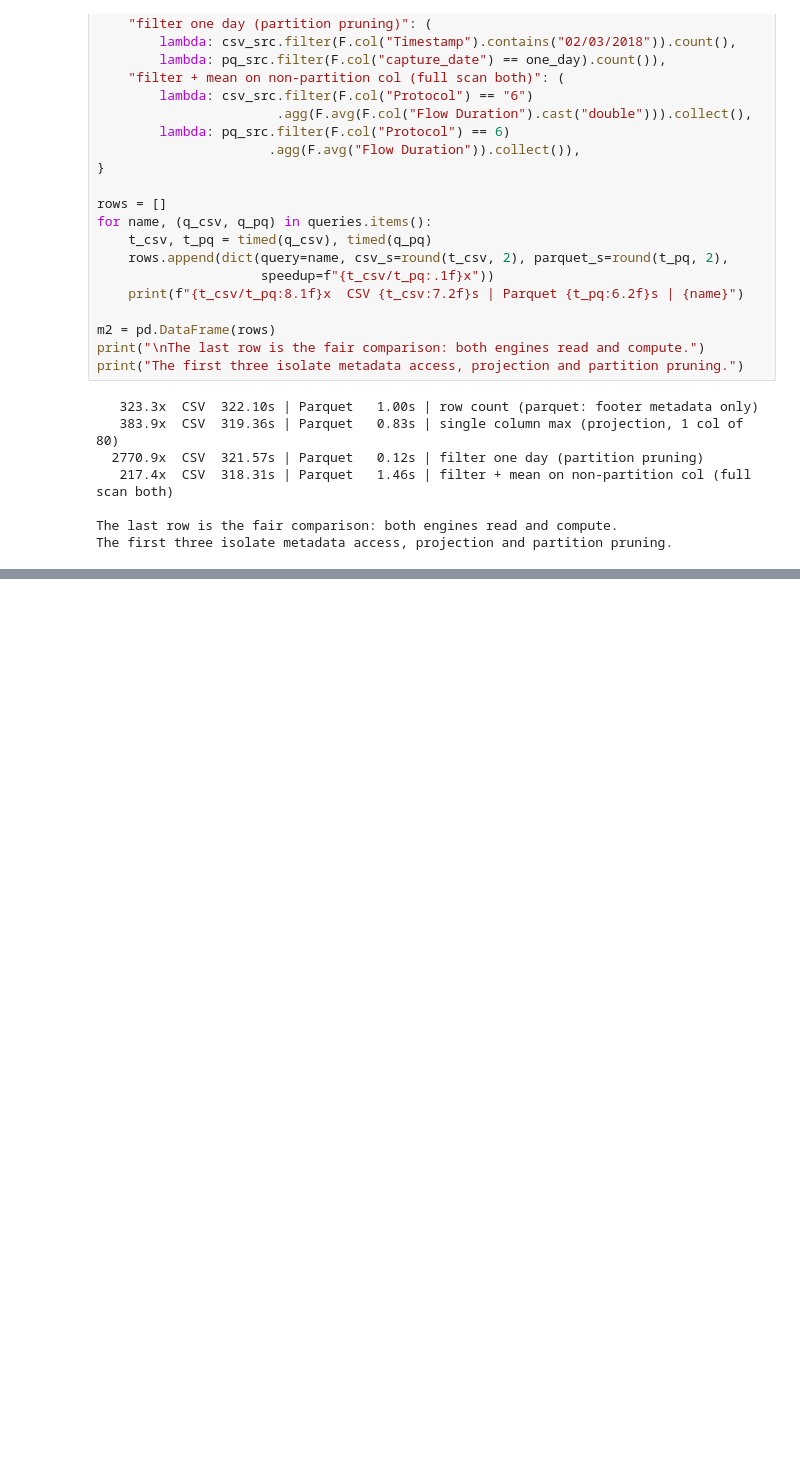
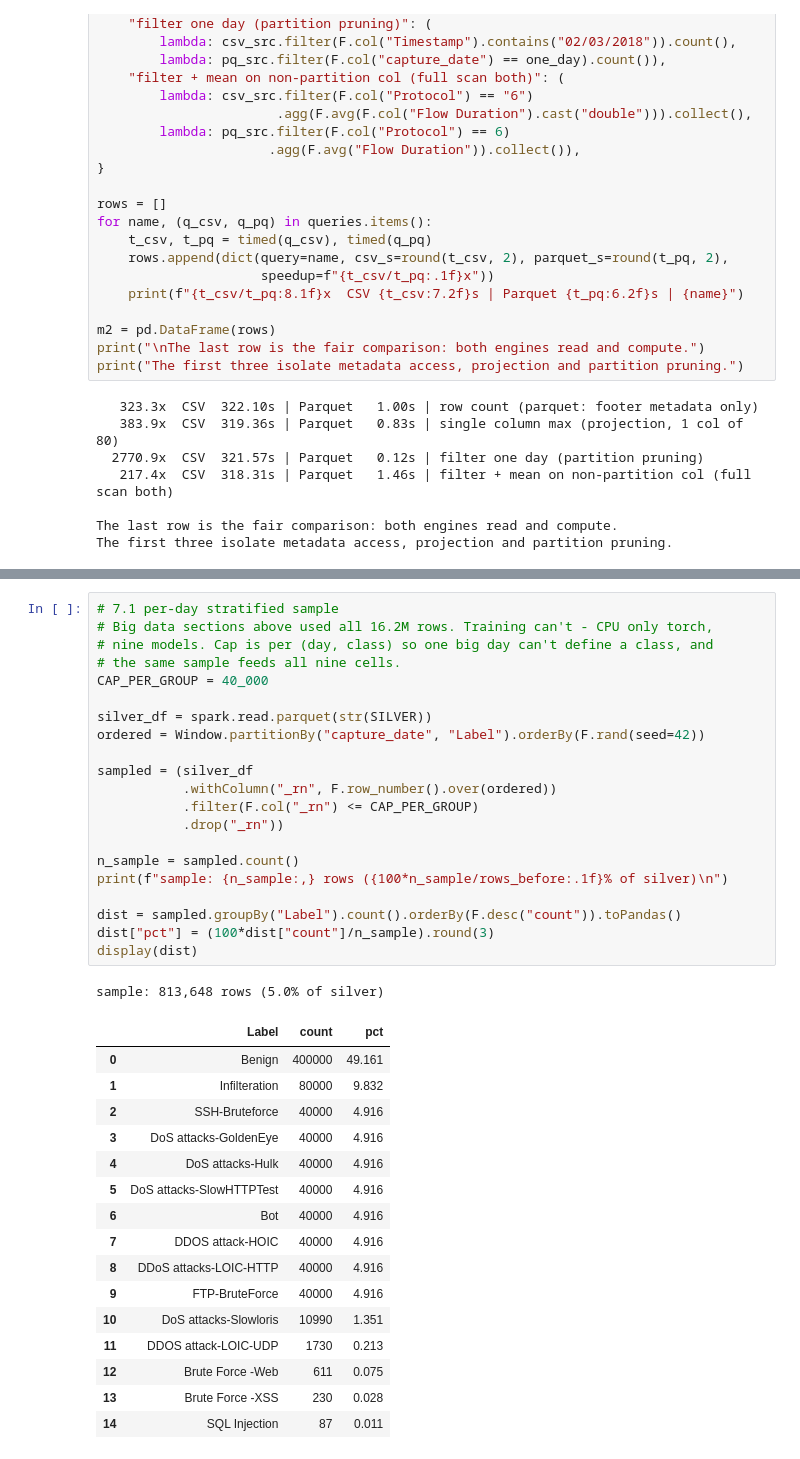
Before and after one commit to 2026255/2026255_integrated_ca_sem2, a Jupyter notebook: 01_BigData.ipynb, the cells around one changed output, grey strips where cells are left out. Cells and saved outputs as stored; diff of their text form; blank space fills up the shorter version.

```diff
--- a/01_BigData.ipynb
+++ b/01_BigData.ipynb
@@ -582,0 +598,39 @@ The first three isolate metadata access, projection and partition pruning.
+# %%
+# 7.1 per-day stratified sample
+# Big data sections above used all 16.2M rows. Training can't - CPU only torch,
+# nine models. Cap is per (day, class) so one big day can't define a class, and
+# the same sample feeds all nine cells.
+CAP_PER_GROUP = 40_000
+
+silver_df = spark.read.parquet(str(SILVER))
+ordered = Window.partitionBy("capture_date", "Label").orderBy(F.rand(seed=42))
+
+sampled = (silver_df
+           .withColumn("_rn", F.row_number().over(ordered))
+           .filter(F.col("_rn") <= CAP_PER_GROUP)
+           .drop("_rn"))
+
+n_sample = sampled.count()
+print(f"sample: {n_sample:,} rows ({100*n_sample/rows_before:.1f}% of silver)\n")
+
+dist = sampled.groupBy("Label").count().orderBy(F.desc("count")).toPandas()
+dist["pct"] = (100*dist["count"]/n_sample).round(3)
+display(dist)
+# %% [output]
+sample: 813,648 rows (5.0% of silver)
+|  | Label | count | pct |
+| 0 | Benign | 400000 | 49.161 |
+| 1 | Infilteration | 80000 | 9.832 |
+| 2 | SSH-Bruteforce | 40000 | 4.916 |
+| 3 | DoS attacks-GoldenEye | 40000 | 4.916 |
+| 4 | DoS attacks-Hulk | 40000 | 4.916 |
+| 5 | DoS attacks-SlowHTTPTest | 40000 | 4.916 |
+| 6 | Bot | 40000 | 4.916 |
+| 7 | DDOS attack-HOIC | 40000 | 4.916 |
+| 8 | DDoS attacks-LOIC-HTTP | 40000 | 4.916 |
+| 9 | FTP-BruteForce | 40000 | 4.916 |
+| 10 | DoS attacks-Slowloris | 10990 | 1.351 |
+| 11 | DDOS attack-LOIC-UDP | 1730 | 0.213 |
+| 12 | Brute Force -Web | 611 | 0.075 |
+| 13 | Brute Force -XSS | 230 | 0.028 |
+| 14 | SQL Injection | 87 | 0.011 |
```
Also changed, not shown: parts of 9 cells of this notebook.
